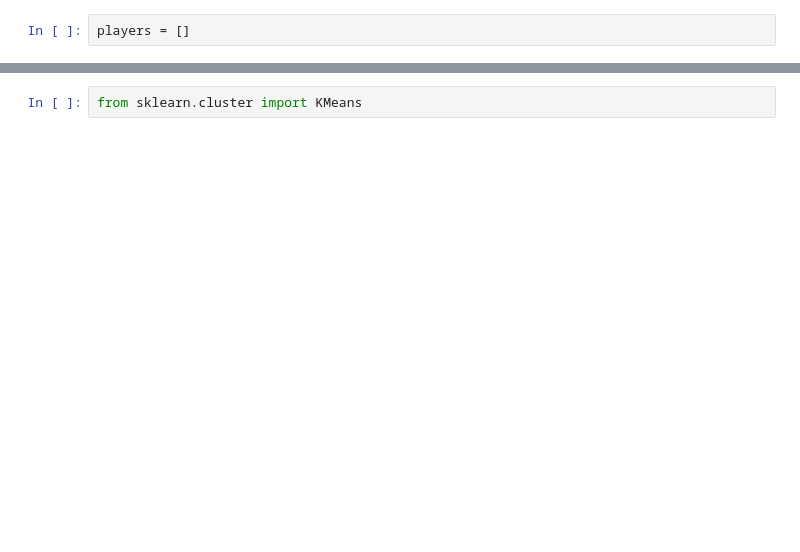
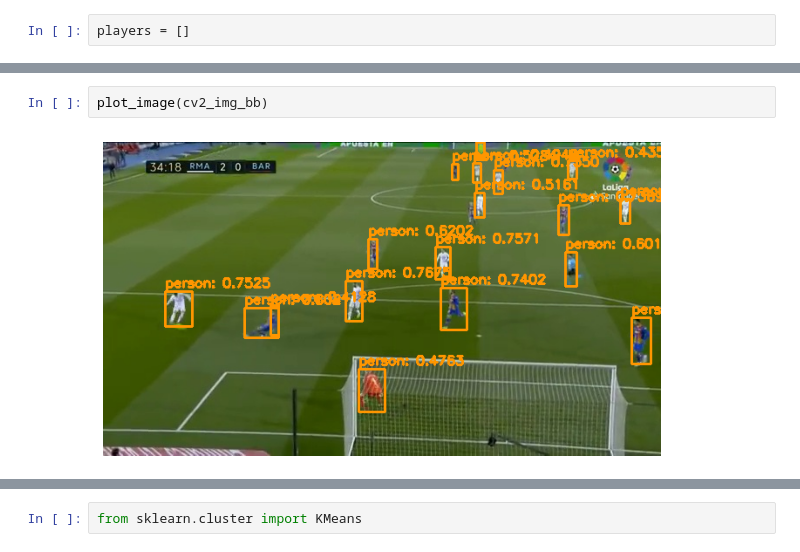
Before and after one commit to teoad95/Sport-analytics, a Jupyter notebook: Football_analytics.ipynb, the cells around one changed output, grey strips where cells are left out. Saved outputs shown, nothing was run; the diff lists cells and outputs as text; blank space fills up the shorter version.

```diff
--- a/Football_analytics.ipynb
+++ b/Football_analytics.ipynb
@@ -336,0 +305,4 @@ We'll find the average of the colors for each image and then we will cluster the
+# %%
+plot_image(cv2_img_bb)
+# %% [output]
+[figure, added]
```
Also changed, not shown: parts of 30 cells of this notebook.
